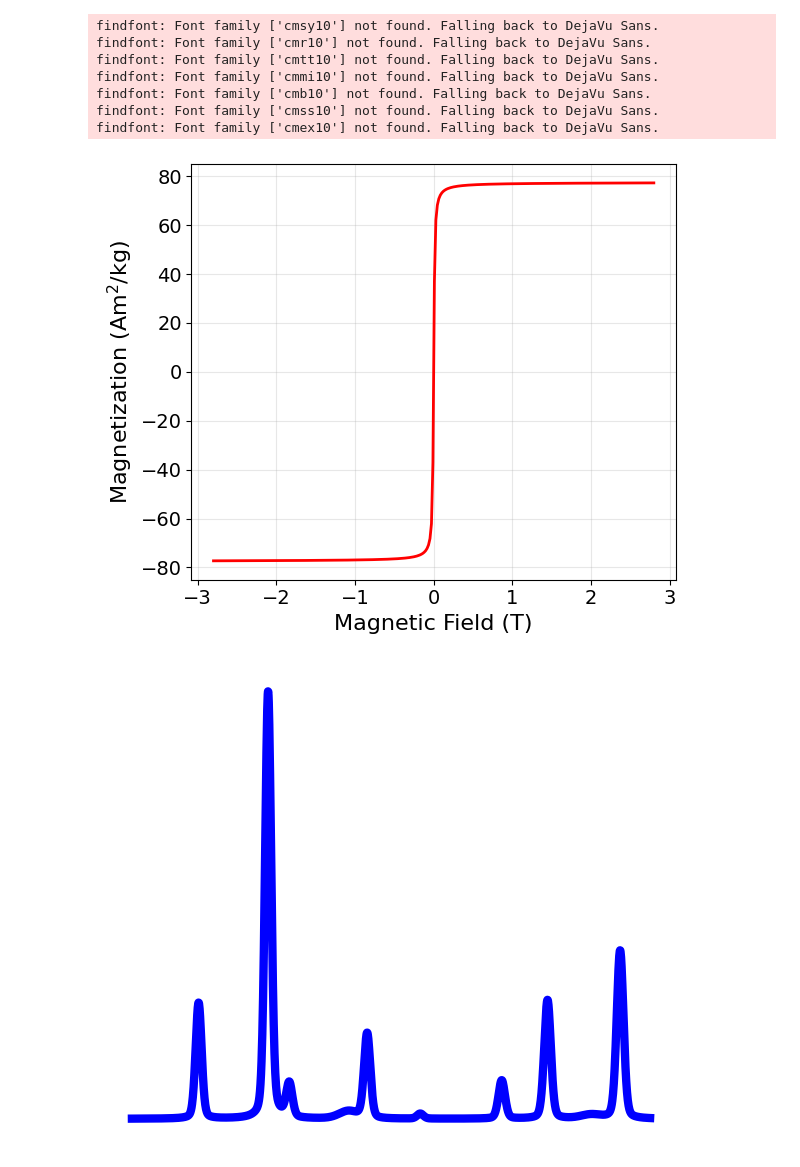
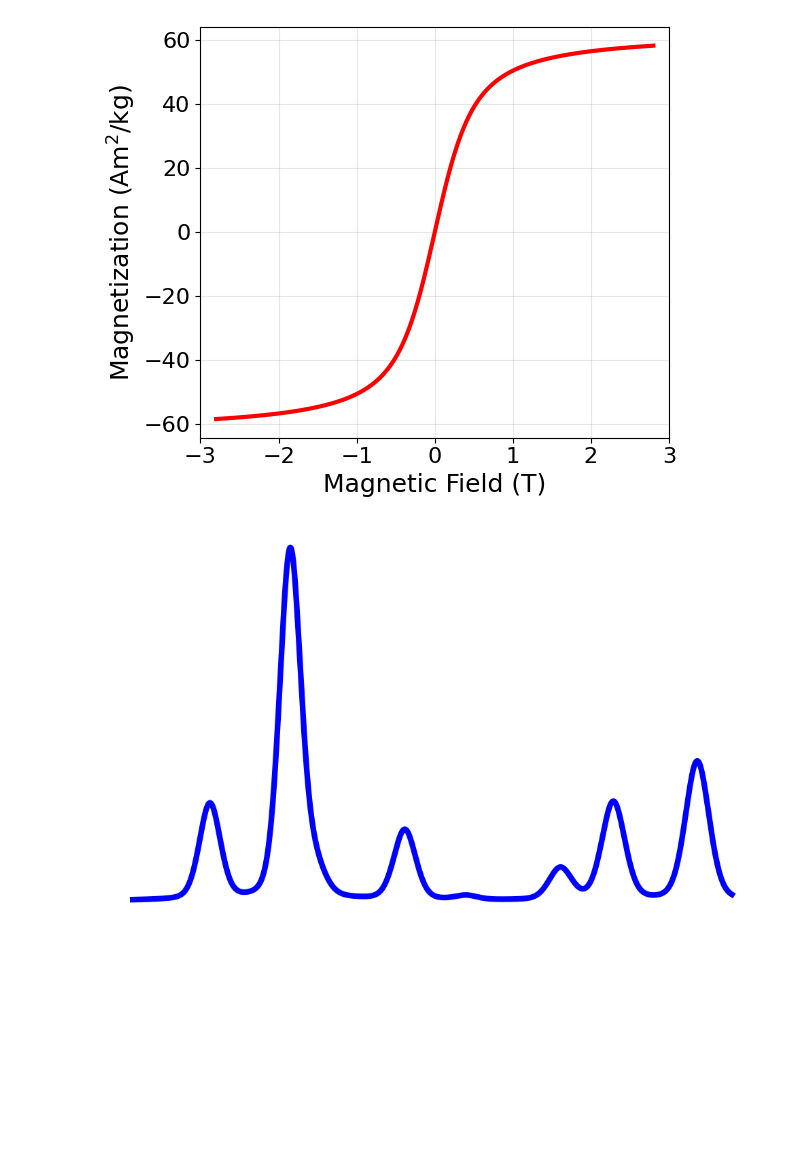
Before and after one commit to Fabel88/XRD-to-magnetization_iron_oxides, a Jupyter notebook: Notebooks/Fe3O4_FeO_XRD-Magnetization_RF_GB_Model_Inference_Plots.ipynb, the cells around one changed output. Cells and saved outputs as stored; diff of their text form; code cells hidden in the pictures; blank space fills up the shorter version.

```diff
--- a/Notebooks/Fe3O4_FeO_XRD-Magnetization_RF_GB_Model_Inference_Plots.ipynb
+++ b/Notebooks/Fe3O4_FeO_XRD-Magnetization_RF_GB_Model_Inference_Plots.ipynb
@@ -109,9 +109,11 @@ def simulate_hysteresis_langevin(grain_size_nm,
 import matplotlib.pyplot as plt
 
 # Sample parameters
-grain_size_fe3o4 = 15 # Fe3O4 grain size in nm
-grain_size_feo   = 5 # FeO grain size in nm
-phase_frac       = 0.95 # fraction of Fe3O4 (0-1)
+grain_size_fe3o4 = 5 # Fe3O4 grain size in nm
+grain_size_feo   = 10 # FeO grain size in nm
+phase_frac       = 1.0 # fraction of Fe3O4 (0-1)
+
+# fig1/fig2 15 nm, 1 (a), 10 nm, 0 (b), 5 nm Fe3O4/ 10 nm FeO, 0.3, fig1 uses 10,6 aspect ratio
 
 # TOC used 5 nm, 10 nm, 0.5 and 15 nm, 5 nm, 0.95
 
@@ -167,14 +169,15 @@ title_fontsize = 16
 
 # XRD plot
 plt.figure(figsize=(6, 5))
-plt.plot(two_theta, xrd_intensity, lw=2, color="b", alpha = 1.0)
-plt.xlabel("2θ (degrees)", fontsize=16)
-plt.ylabel("Normalized Intensity (arb. units)", fontsize=16)
-plt.yticks(fontsize=14)
-plt.xticks(fontsize=14)
-plt.title("FeO", fontsize=16)
-#plt.title("FeO/Fe$_3$O$_4$", fontsize=16)
-#plt.title("Fe$_3$O$_4$", fontsize=16)
+plt.plot(two_theta, xrd_intensity, lw=3, color="b", alpha = 1.0)
+plt.xlabel("2θ (degrees)", fontsize=18)
+plt.xlim(25, 65)
+plt.ylabel("Normalized Intensity (arb. units)", fontsize=18)
+plt.yticks(fontsize=16)
+plt.xticks(fontsize=16)
+#plt.title("FeO", fontsize=26)
+plt.title("FeO/Fe$_3$O$_4$", fontsize=26)
+#plt.title("Fe$_3$O$_4$", fontsize=26)
 #plt.legend(fontsize=14)
 plt.grid(alpha=0.3)
 plt.tight_layout()
@@ -182,18 +185,19 @@ plt.show()
 
 # M-H plot
 plt.figure(figsize=(6, 5))
-plt.plot(B_field, M_curve, lw=2, color="r")
-plt.xlabel("Magnetic Field (T)", fontsize=16)
-plt.ylabel("Magnetization (Am$^2$/kg)", fontsize=16)
-plt.yticks(fontsize=14)
-plt.xticks(fontsize=14)
+plt.plot(B_field, M_curve, lw=3, color="r")
+plt.xlabel("Magnetic Field (T)", fontsize=18)
+plt.xlim(-3, 3)
+plt.ylabel("Magnetization (Am$^2$/kg)", fontsize=18)
+plt.yticks(fontsize=16)
+plt.xticks(fontsize=16)
 #plt.legend(fontsize=14)
 plt.grid(alpha=0.3)
 plt.tight_layout()
 plt.show()
 
 # XRD curve only, for workflow schematic
-fig, ax = plt.subplots(figsize=(6, 5))
+fig, ax = plt.subplots(figsize=(10, 6))
 ax.plot(two_theta, xrd_intensity, lw=6, color="b")
 
 ax.set_xticks([])
@@ -214,7 +218,7 @@ plt.tight_layout()
 plt.show()
 
 # Minimal M–B curve only
-fig, ax = plt.subplots(figsize=(6, 5))
+fig, ax = plt.subplots(figsize=(10, 6))
 ax.plot(B_field, M_curve, lw=6, color="r")
 
 # Remove everything except the curve
@@ -239,9 +243,2 @@ plt.show()
-findfont: Font family ['cmsy10'] not found. Falling back to DejaVu Sans.
-findfont: Font family ['cmr10'] not found. Falling back to DejaVu Sans.
-findfont: Font family ['cmtt10'] not found. Falling back to DejaVu Sans.
-findfont: Font family ['cmmi10'] not found. Falling back to DejaVu Sans.
-findfont: Font family ['cmb10'] not found. Falling back to DejaVu Sans.
-findfont: Font family ['cmss10'] not found. Falling back to DejaVu Sans.
-findfont: Font family ['cmex10'] not found. Falling back to DejaVu Sans.
-[figure, old version]
+[figure, new version]
-[figure, old version]
+[figure, new version]
```
Also changed, not shown: parts of 22 cells of this notebook, 6 other files.
